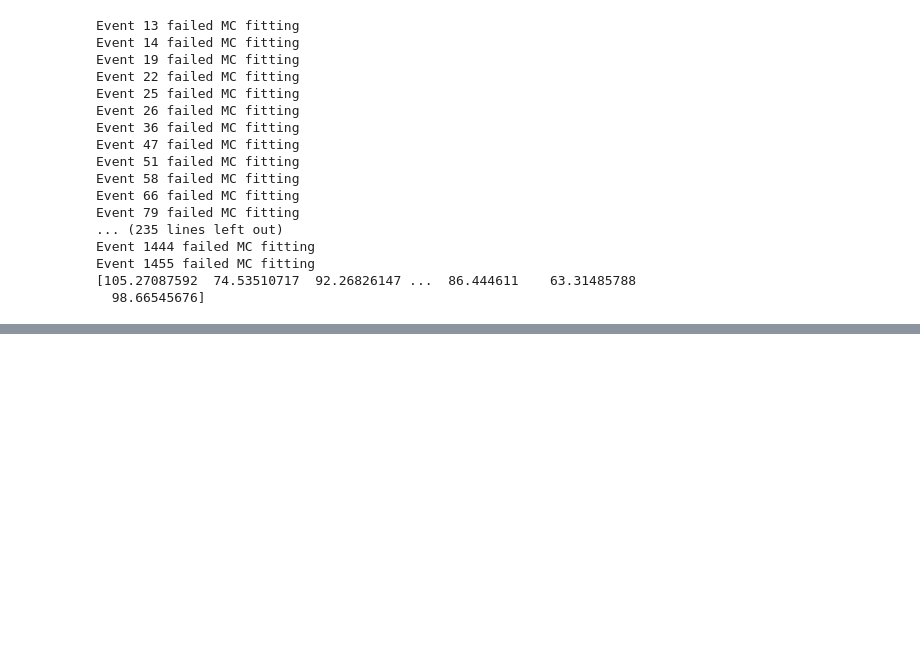
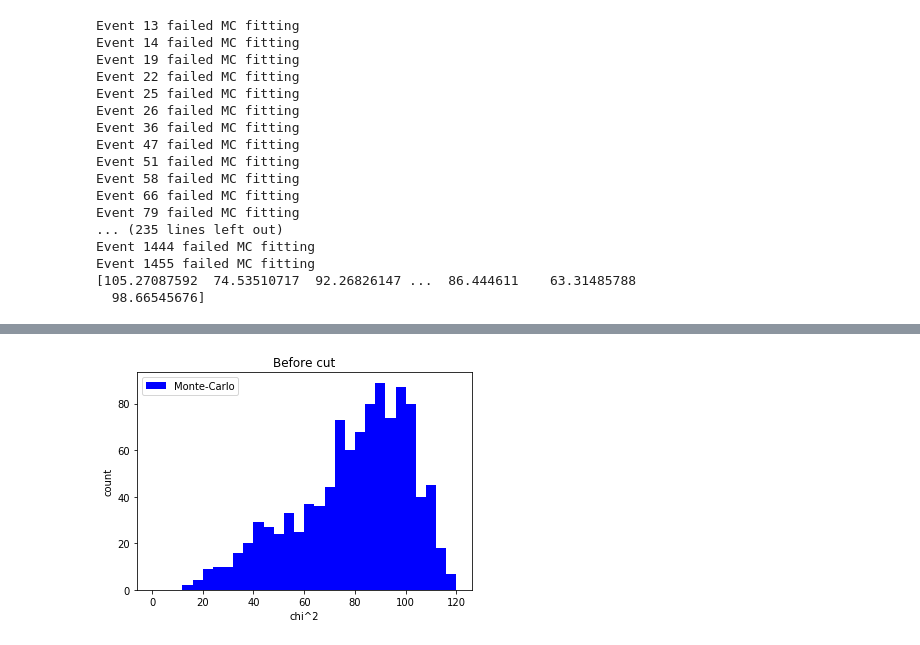
Before and after one commit to chchen123/Monte-Carlo, a Jupyter notebook: HPC_HISTOGRAM.ipynb, the cells around one changed output, grey strips where cells are left out. Saved outputs shown, nothing was run; the diff lists cells and outputs as text; code cells hidden in the pictures; blank space fills up the shorter version.

```diff
--- a/HPC_HISTOGRAM.ipynb
+++ b/HPC_HISTOGRAM.ipynb
@@ -105,10 +56,0 @@ print(len(evt_full))
-# %%
-monte_carlo = np.empty((0,0))
-for i in range(len(evt_full)):
-    try:
-        monte_carlo = np.append(monte_carlo, np.array(evt_full[str(i)]))
-    except Exception:
-        print('Event ' + str(i) + ' failed MC fitting')
-        continue
-
-print(monte_carlo)
@@ -156,0 +86,9 @@ print(run_number)
+# %%
+plt.hist(monte_carlo, label='Monte-Carlo', bins=30, color='blue',range=(0,120)) #blue
+plt.legend(loc=2)
+plt.title('Before cut')
+plt.xlabel('chi^2')
+plt.ylabel('count')
+plt.show()
+# %% [output]
+[figure, added]
```
Also changed, not shown: parts of 59 cells of this notebook.
